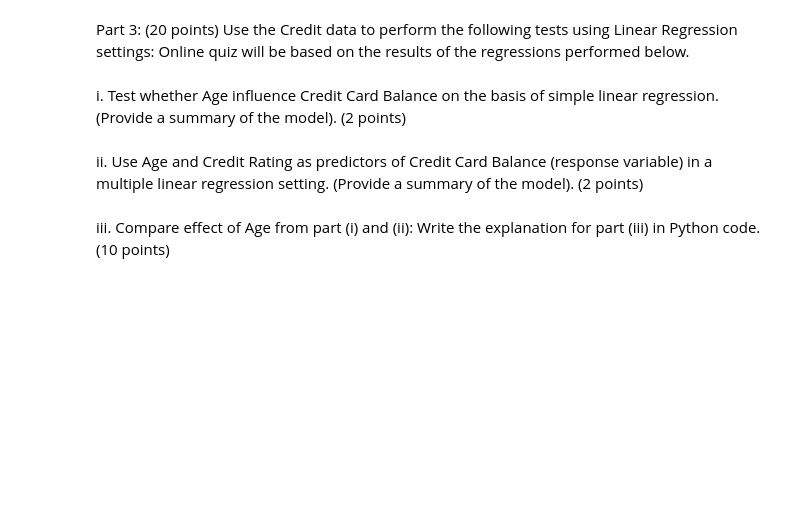
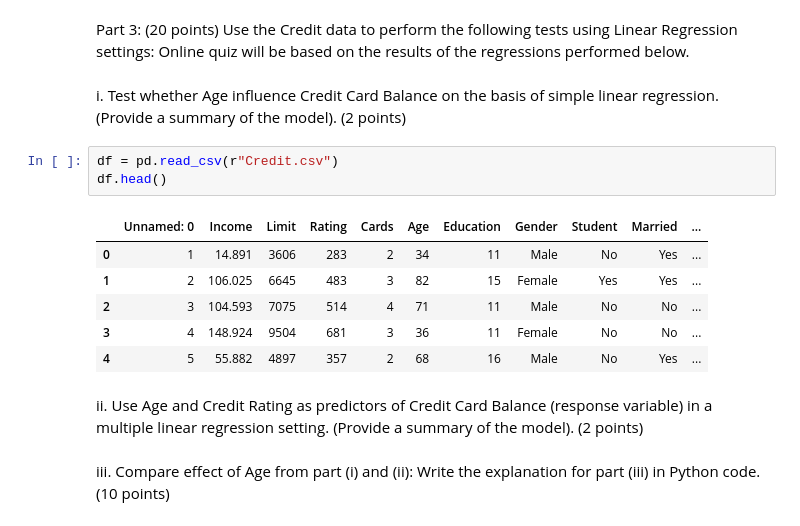
Before and after one commit to ChaseKoronkowski/IFI8420, a Jupyter notebook: Assignment 2/Assignment2.ipynb, the cells around one changed output. Cells and saved outputs as stored; diff of their text form; blank space fills up the shorter version.

```diff
--- a/Assignment 2/Assignment2.ipynb
+++ b/Assignment 2/Assignment2.ipynb
@@ -187,6 +187,16 @@ Use the Credit data to perform the following tests using Linear Regression setti
 # %% [markdown]
 i.	Test whether Age influence Credit Card Balance on the basis of simple linear regression.
 (Provide a summary of the model).  (2 points)
+# %%
+df = pd.read_csv(r"Credit.csv")
+df.head()
+# %% [output]
+|  | Unnamed: 0 | Income | Limit | Rating | Cards | Age | Education | Gender | Student | Married | ... |
+| 0 | 1 | 14.891 | 3606 | 283 | 2 | 34 | 11 | Male | No | Yes | ... |
+| 1 | 2 | 106.025 | 6645 | 483 | 3 | 82 | 15 | Female | Yes | Yes | ... |
+| 2 | 3 | 104.593 | 7075 | 514 | 4 | 71 | 11 | Male | No | No | ... |
+| 3 | 4 | 148.924 | 9504 | 681 | 3 | 36 | 11 | Female | No | No | ... |
+| 4 | 5 | 55.882 | 4897 | 357 | 2 | 68 | 16 | Male | No | Yes | ... |
 # %% [markdown]
 ii.	Use Age and Credit Rating as predictors of Credit Card Balance (response variable) in a multiple linear regression setting. (Provide a summary of the model). (2 points)
 # %% [markdown]
```
Also changed, not shown: parts of 15 cells of this notebook.
